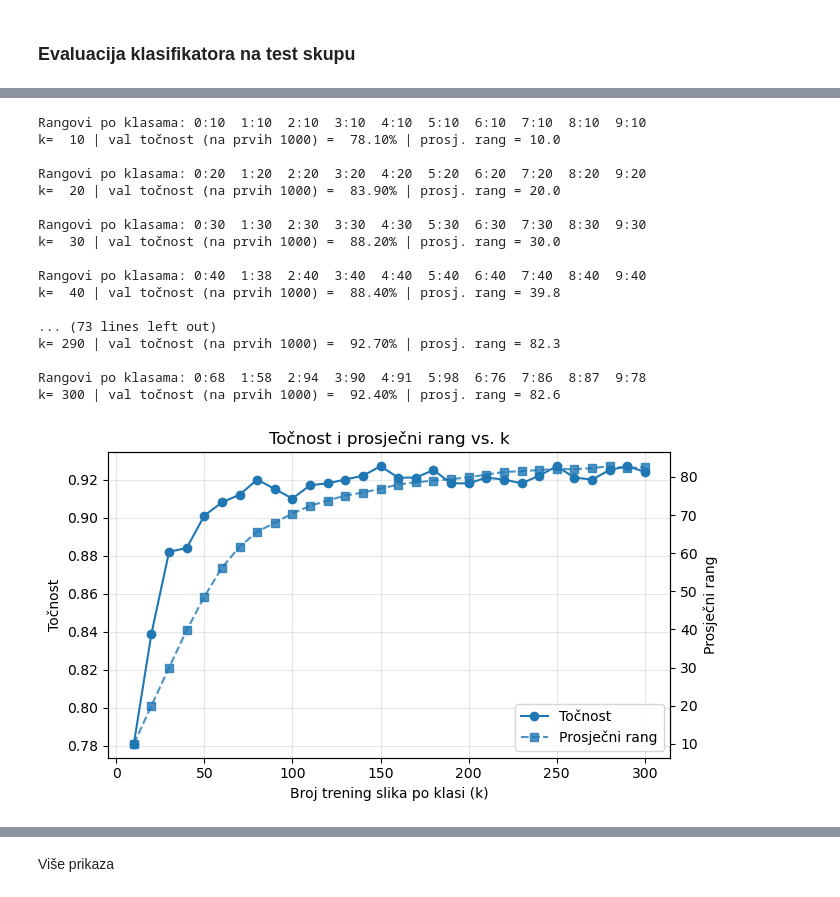
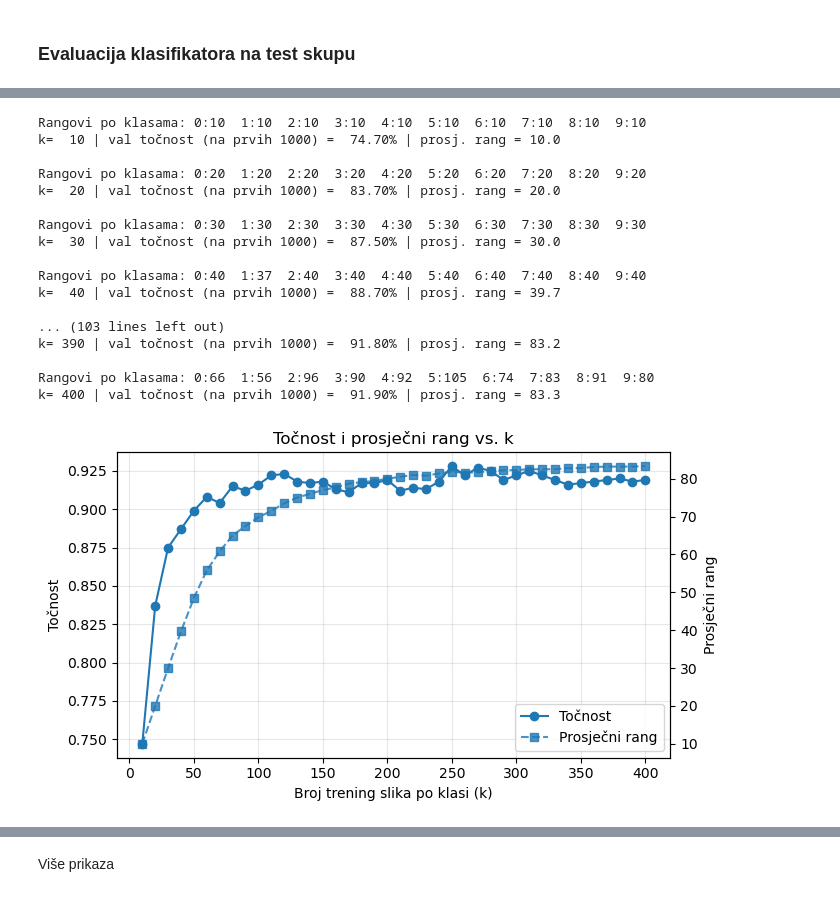
Before and after one commit to lsliskov/SVD_klasifikator_znamenki, a Jupyter notebook: klasifikator.ipynb, the cells around one changed output, grey strips where cells are left out. Cells and saved outputs as stored; diff of their text form; code cells hidden in the pictures.

```diff
--- a/klasifikator.ipynb
+++ b/klasifikator.ipynb
@@ -69,6 +70,5 @@ def _napravi_indekse_po_klasi(y_train, seed=123, use_first=False, broj_klasa=10)
 # %%
 def _izgradi_baze_za_k(x_train, indeksi_po_klasi, k, rel_tol=1e-2):
-    """Gradi U-baze po klasi iz prvih k indeksa; vraća (baze, rangovi)."""
     baze, rangovi = {}, {}
     for d, idx in indeksi_po_klasi.items():
         if len(idx) < k:
@@ -246,6 +249,5 @@ def predikcija_po_kutu(slika, baze):
 # %%
-def _izracunaj_tocnost_prvihN(x_test, y_test, baze, N=500, zero_norm_policy="predict_neg1"):
-    """Točnost na prvih N uzoraka (ili manje), s kontrolom nultih normi."""
+def _izracunaj_tocnost_prvihN(x_test, y_test, baze, N=1000):
     N_eval_cap = min(N, len(x_test))
     tocno = 0
     broj_eval = 0
@@ -253,11 +255,7 @@ def _izracunaj_tocnost_prvihN(x_test, y_test, baze, N=500, zero_norm_policy="pre
         x = x_test[i].reshape(-1).astype(np.float32)
         nx = np.linalg.norm(x)
         if nx < 1e-12:
-            if zero_norm_policy == "skip":
-                continue
-            else:  # predict_neg1
-                broj_eval += 1
-                continue
+            continue
         pred, _ = predikcija_po_kutu(x, baze)
         if pred == int(y_test[i]):
             tocno += 1
@@ -268,15 +268,12 @@ def _izracunaj_tocnost_prvihN(x_test, y_test, baze, N=500, zero_norm_policy="pre
 # %%
 def pregled_k_mnist_rel(x_train, y_train, x_test, y_test, *,
-                        k_list, seed=123, N=500, use_first=False,
-                        rel_tol=1e-2, zero_norm_policy="predict_neg1"):
-    """
-    Jedinstvena funkcija: za svaki k -> baze + točnost na prvih N testnih.
-    Vraća: {k: {"acc": float, "ranks": {d:r_d}, "baze": dict}}
-    """
+                        k_list, seed=seed, N=1000, use_first=False,
+                        rel_tol=1e-2):
+
     indeksi_po_klasi = _napravi_indekse_po_klasi(y_train, seed=seed, use_first=use_first)
     rezultati = {}
     for k in k_list:
         baze, rangovi = _izgradi_baze_za_k(x_train, indeksi_po_klasi, k, rel_tol=rel_tol)
-        acc = _izracunaj_tocnost_prvihN(x_test, y_test, baze, N=N, zero_norm_policy=zero_norm_policy)
+        acc = _izracunaj_tocnost_prvihN(x_test, y_test, baze, N=N)
         rezultati[k] = {"acc": acc, "ranks": rangovi, "baze": baze}
     return rezultati
@@ -283,12 +282,5 @@ def pregled_k_mnist_rel(x_train, y_train, x_test, y_test, *,
 # %%
-# -----------------------------
-# 2) ISPIS: rangovi + točnost (kao "verbalna" varijanta)
-# -----------------------------
 def ispisi_rangove_i_tocnost(rezultati, N_eval_prikaz=None):
-    """
-    Lijep ispis po k: rangovi po klasama + točnost + prosj. rang.
-    Ako je N_eval_prikaz zadan, koristi ga samo za tekstualni prikaz.
-    """
     for k in sorted(rezultati.keys()):
         ranks = rezultati[k]["ranks"]
         acc = rezultati[k]["acc"]
@@ -329,33 +384,31 @@ def crtaj_rezultate_pregleda(rezultati, k_list=None, title="Točnost i prosječn
 # %%
-# --- PREGLED + GRAFOVI (dodaj na kraj, nakon dviju matrica konfuzije) ---
-k_list = list(range(10, 301, 10))  # 10,20,...,300
+k_list = list(range(10, 401, 10))  # 10,20,...,300
 rez = pregled_k_mnist_rel(
     x_train, y_train, x_test, y_test,
-    k_list=k_list, seed=42, N=1000, use_first=False,
-    rel_tol=3e-2, zero_norm_policy="predict_neg1"
-)
+    k_list=k_list, seed=seed, N=1000, use_first=False,
+    rel_tol=3e-2)
 
-# (po želji) ispis rangova i točnosti po k u konzolu:
+# ispis rangova i točnosti po k
 ispisi_rangove_i_tocnost(rez, N_eval_prikaz=1000)
 
 # graf: točnost i prosječni rang vs. k
 crtaj_rezultate_pregleda(rez, k_list=k_list, title="Točnost i prosječni rang vs. k")
 # %% [output]
 Rangovi po klasama: 0:10  1:10  2:10  3:10  4:10  5:10  6:10  7:10  8:10  9:10
-k=  10 | val točnost (na prvih 1000) =  78.10% | prosj. rang = 10.0
+k=  10 | val točnost (na prvih 1000) =  74.70% | prosj. rang = 10.0
 
 Rangovi po klasama: 0:20  1:20  2:20  3:20  4:20  5:20  6:20  7:20  8:20  9:20
-k=  20 | val točnost (na prvih 1000) =  83.90% | prosj. rang = 20.0
+k=  20 | val točnost (na prvih 1000) =  83.70% | prosj. rang = 20.0
 
 Rangovi po klasama: 0:30  1:30  2:30  3:30  4:30  5:30  6:30  7:30  8:30  9:30
-k=  30 | val točnost (na prvih 1000) =  88.20% | prosj. rang = 30.0
+k=  30 | val točnost (na prvih 1000) =  87.50% | prosj. rang = 30.0
 
-Rangovi po klasama: 0:40  1:38  2:40  3:40  4:40  5:40  6:40  7:40  8:40  9:40
-k=  40 | val točnost (na prvih 1000) =  88.40% | prosj. rang = 39.8
+Rangovi po klasama: 0:40  1:37  2:40  3:40  4:40  5:40  6:40  7:40  8:40  9:40
+k=  40 | val točnost (na prvih 1000) =  88.70% | prosj. rang = 39.7
 
-... (73 lines left out)
-k= 290 | val točnost (na prvih 1000) =  92.70% | prosj. rang = 82.3
+... (103 lines left out)
+k= 390 | val točnost (na prvih 1000) =  91.80% | prosj. rang = 83.2
 
-Rangovi po klasama: 0:68  1:58  2:94  3:90  4:91  5:98  6:76  7:86  8:87  9:78
-k= 300 | val točnost (na prvih 1000) =  92.40% | prosj. rang = 82.6
+Rangovi po klasama: 0:66  1:56  2:96  3:90  4:92  5:105  6:74  7:83  8:91  9:80
+k= 400 | val točnost (na prvih 1000) =  91.90% | prosj. rang = 83.3
-[figure, old version]
+[figure, new version]
```
Also changed, not shown: parts of 39 cells of this notebook, 1 other file.
